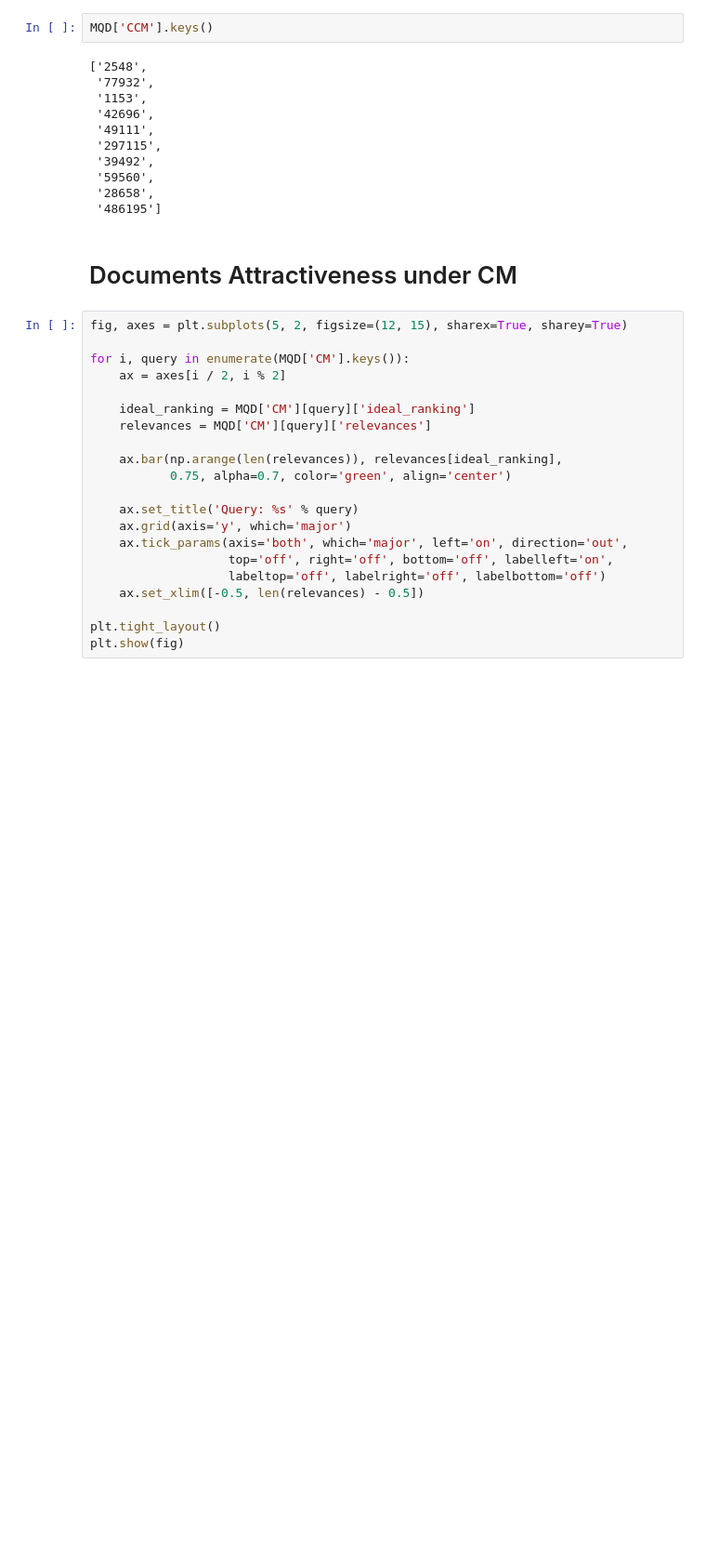
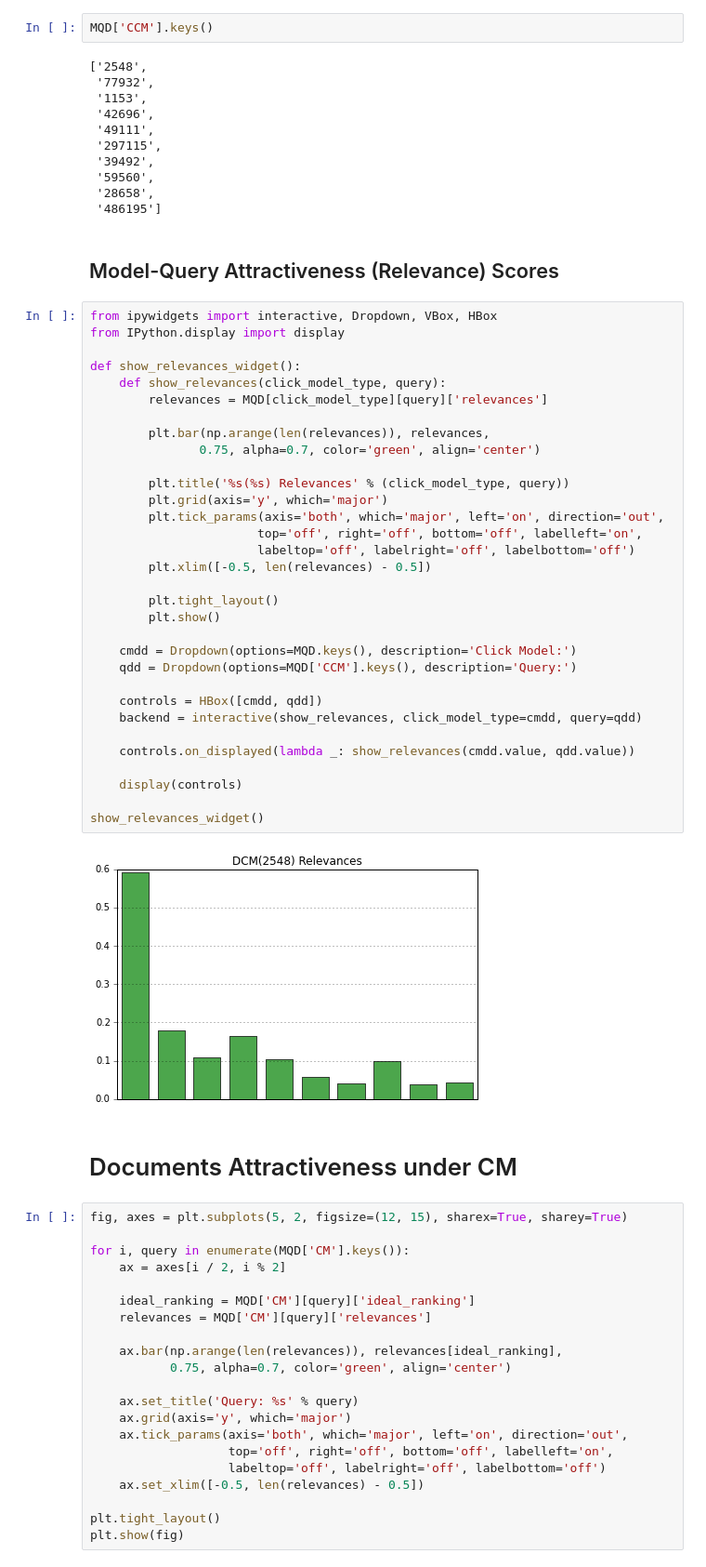
Before and after one commit to changlicn/PyClickLambdas, a Jupyter notebook: scripts/ClickBasedLambdasExperiments.ipynb, the cells around one changed output. Shown at 93% size. Drawn from its saved outputs; the diff is of its cells as text; blank space fills up the shorter version.

Commit message:
Added interactive widgets.

```diff
--- a/scripts/ClickBasedLambdasExperiments.ipynb
+++ b/scripts/ClickBasedLambdasExperiments.ipynb
@@ -47,6 +47,42 @@ MQD['CCM'].keys()
  '59560',
  '28658',
  '486195']
+# %% [markdown]
+## Model-Query Attractiveness (Relevance) Scores
+# %%
+from ipywidgets import interactive, Dropdown, VBox, HBox
+from IPython.display import display
+
+def show_relevances_widget():
+    def show_relevances(click_model_type, query):
+        relevances = MQD[click_model_type][query]['relevances']
+
+        plt.bar(np.arange(len(relevances)), relevances,
+               0.75, alpha=0.7, color='green', align='center')
+
+        plt.title('%s(%s) Relevances' % (click_model_type, query))
+        plt.grid(axis='y', which='major')
+        plt.tick_params(axis='both', which='major', left='on', direction='out',
+                       top='off', right='off', bottom='off', labelleft='on',
+                       labeltop='off', labelright='off', labelbottom='off')
+        plt.xlim([-0.5, len(relevances) - 0.5])
+
+        plt.tight_layout()
+        plt.show()
+
+    cmdd = Dropdown(options=MQD.keys(), description='Click Model:')
+    qdd = Dropdown(options=MQD['CCM'].keys(), description='Query:')
+
+    controls = HBox([cmdd, qdd])
+    backend = interactive(show_relevances, click_model_type=cmdd, query=qdd)
+
+    controls.on_displayed(lambda _: show_relevances(cmdd.value, qdd.value))
+
+    display(controls)
+
+show_relevances_widget()
+# %% [output]
+[figure, added]
 # %% [markdown]
 # Documents Attractiveness under CM
 # %%
```
Also changed, not shown: parts of 3 cells of this notebook.
